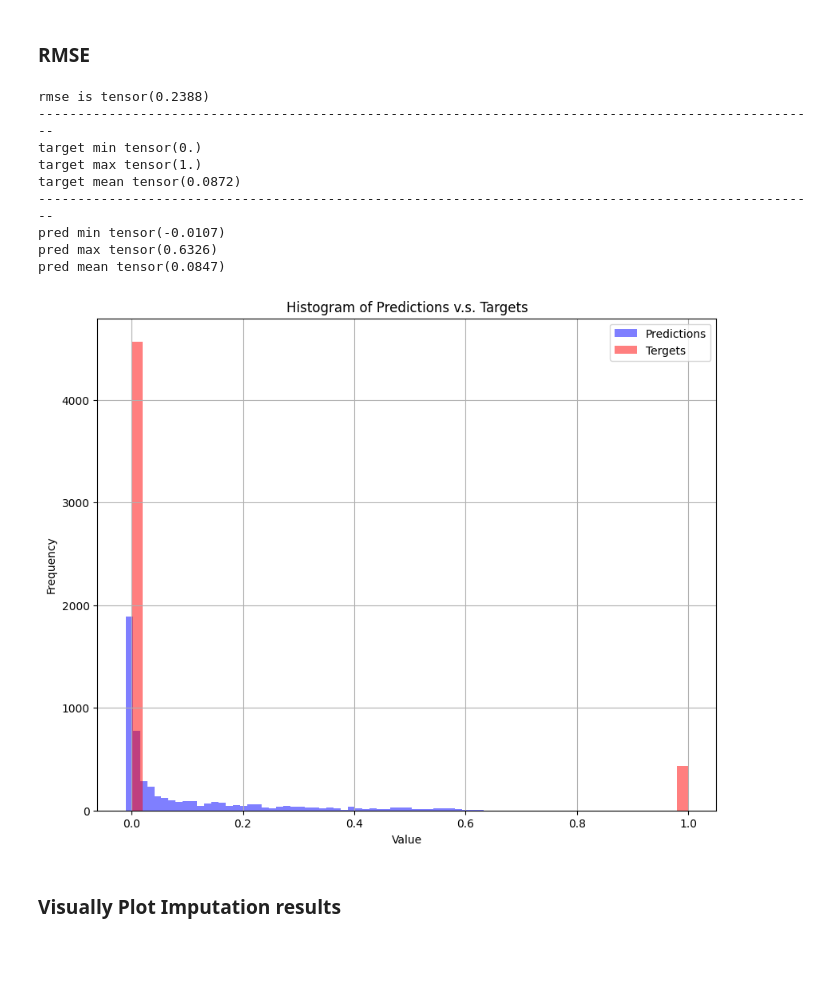
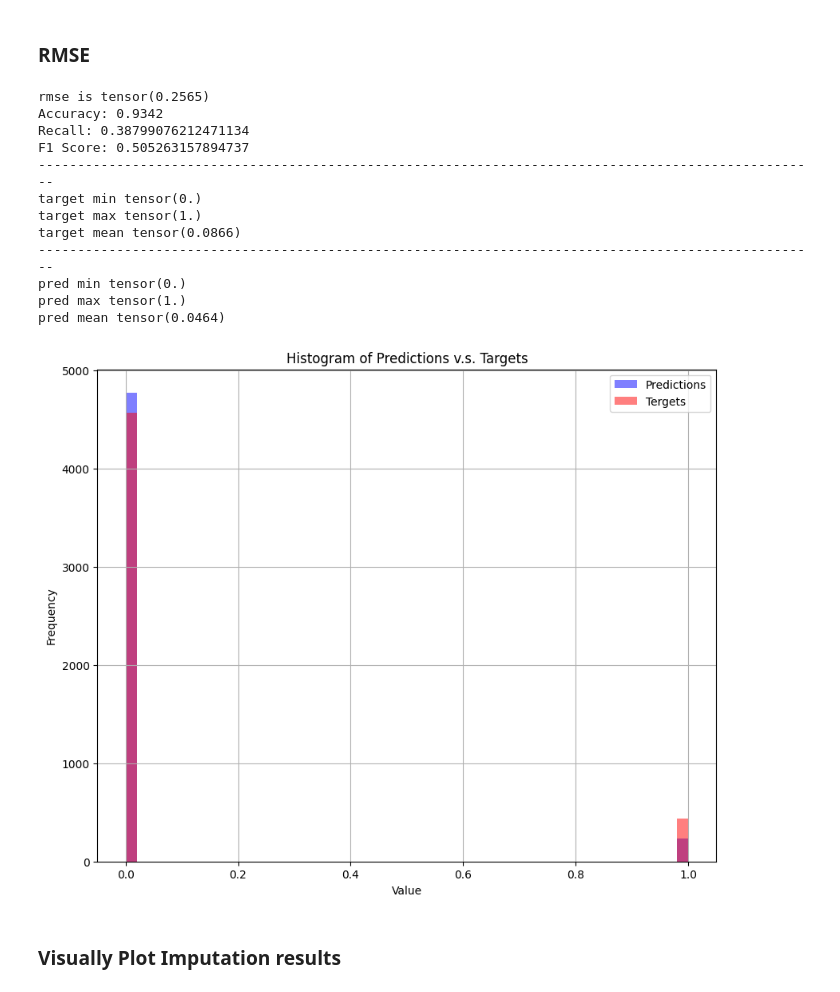
Before and after one commit to XiaoyuJiang17/ScalableLVMOGP, a Jupyter notebook: lvmogp_healing_mnist_data_expri.ipynb, the cells around one changed output. Drawn from its saved outputs; the diff is of its cells as text; code cells hidden in the pictures; blank space fills up the shorter version.

```diff
--- a/lvmogp_healing_mnist_data_expri.ipynb
+++ b/lvmogp_healing_mnist_data_expri.ipynb
@@ -9,6 +11,7 @@ import torch
 from torch import Tensor
 from lvmogp_svi import LVMOGP_SVI
 from gaussian_likelihood import GaussianLikelihood
+from gpytorch.likelihoods import BernoulliLikelihood
 from variational_elbo import VariationalELBO
 from tqdm import trange
 from torch.optim.lr_scheduler import StepLR
@@ -46,7 +49,7 @@ index_dim, C = gene_2dimage_inputs()
 
 # specify model & likelihood
 my_model = LVMOGP_SVI(n_X, n_C, index_dim, latent_dim, n_inducing_C, n_inducing_X, Y_train.reshape(n_X, -1), pca=pca)
-likelihood = GaussianLikelihood() # how many outputs,
+likelihood = BernoulliLikelihood() # how many outputs,
 
 # load in (partially)-trained model
 load_model = True
@@ -106,7 +109,9 @@ sample_batch_C = C[second_element_list]
 
 pred_outputs_ = my_model(sample_batch_X, sample_batch_C).loc.detach()
 # transform pre-processed data back to original data
+# Note for classification, we MUST double check the preprocessing_method = None
 pred_outputs_ = revserse_mnist_preprocess(pred_outputs_, method=preprocessing_method, param_dict=param_dict)
+pred_outputs_ = likelihood(pred_outputs_).mean.ge(0.5).float()
 target_indices_list = inhomogeneous_index_of_batch_Y(first_element_list, second_element_list, n_X, n_C)
 target_outputs_ =healing_mnist_training_data_original.reshape(-1)[target_indices_list]
 assert pred_outputs_.shape == target_outputs_.shape
@@ -114,44 +119,54 @@ assert pred_outputs_.shape == target_outputs_.shape
 ### RMSE
 # %%
 rmse = (pred_outputs_ - target_outputs_).square().mean().sqrt()
+from sklearn.metrics import accuracy_score, recall_score, f1_score
+accuracy = accuracy_score(target_outputs_, pred_outputs_)
+recall = recall_score(target_outputs_, pred_outputs_)
+f1 = f1_score(target_outputs_, pred_outputs_)
 
 print('rmse is', rmse)
+print("Accuracy:", accuracy)
+print("Recall:", recall)
+print("F1 Score:", f1)
 print('-----' * 20)
 # This RMSE is huge!
 print('target min', target_outputs_.min())
 print('target max', target_outputs_.max())
 print('target mean', target_outputs_.mean())
 print('-----' * 20)
 print('pred min', pred_outputs_.min())
 print('pred max', pred_outputs_.max())
 print('pred mean', pred_outputs_.mean())
 
 # hist plot
 plt.figure(figsize=(10, 8))
 # Histogram for tensor_a
 plt.hist(pred_outputs_, bins=50, alpha=0.5, label='Predictions', color='blue')
 # Histogram for tensor_b
 plt.hist(target_outputs_, bins=50, alpha=0.5, label='Tergets', color='red')
 
 plt.xlabel('Value')
 plt.ylabel('Frequency')
 plt.title('Histogram of Predictions v.s. Targets')
 plt.legend()
 plt.grid(True)
 plt.show()
 # Predictions are so small in terms of absolute value.
 # TODO: To diagonise why this problem appear?
 # %% [output]
-rmse is tensor(0.2388)
+rmse is tensor(0.2565)
+Accuracy: 0.9342
+Recall: 0.38799076212471134
+F1 Score: 0.505263157894737
 ----------------------------------------------------------------------------------------------------
 target min tensor(0.)
 target max tensor(1.)
-target mean tensor(0.0872)
+target mean tensor(0.0866)
 ----------------------------------------------------------------------------------------------------
-pred min tensor(-0.0107)
-pred max tensor(0.6326)
-pred mean tensor(0.0847)
+pred min tensor(0.)
+pred max tensor(1.)
+pred mean tensor(0.0464)
-[figure, old version]
+[figure, new version]
 # %% [markdown]
 ### Visually Plot Imputation results
 # %%
```
Also changed, not shown: parts of 9 cells of this notebook, 3 other files.
